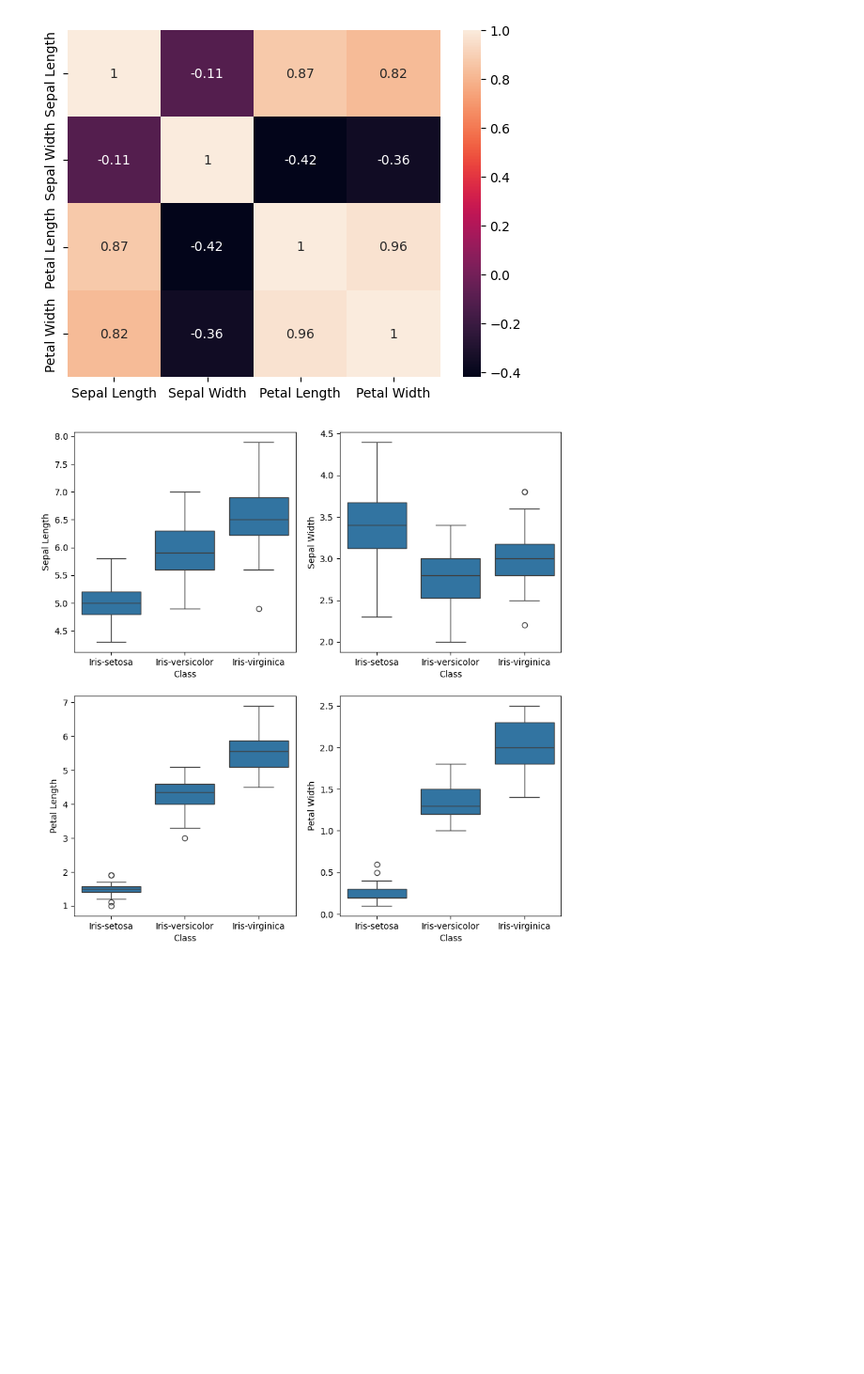
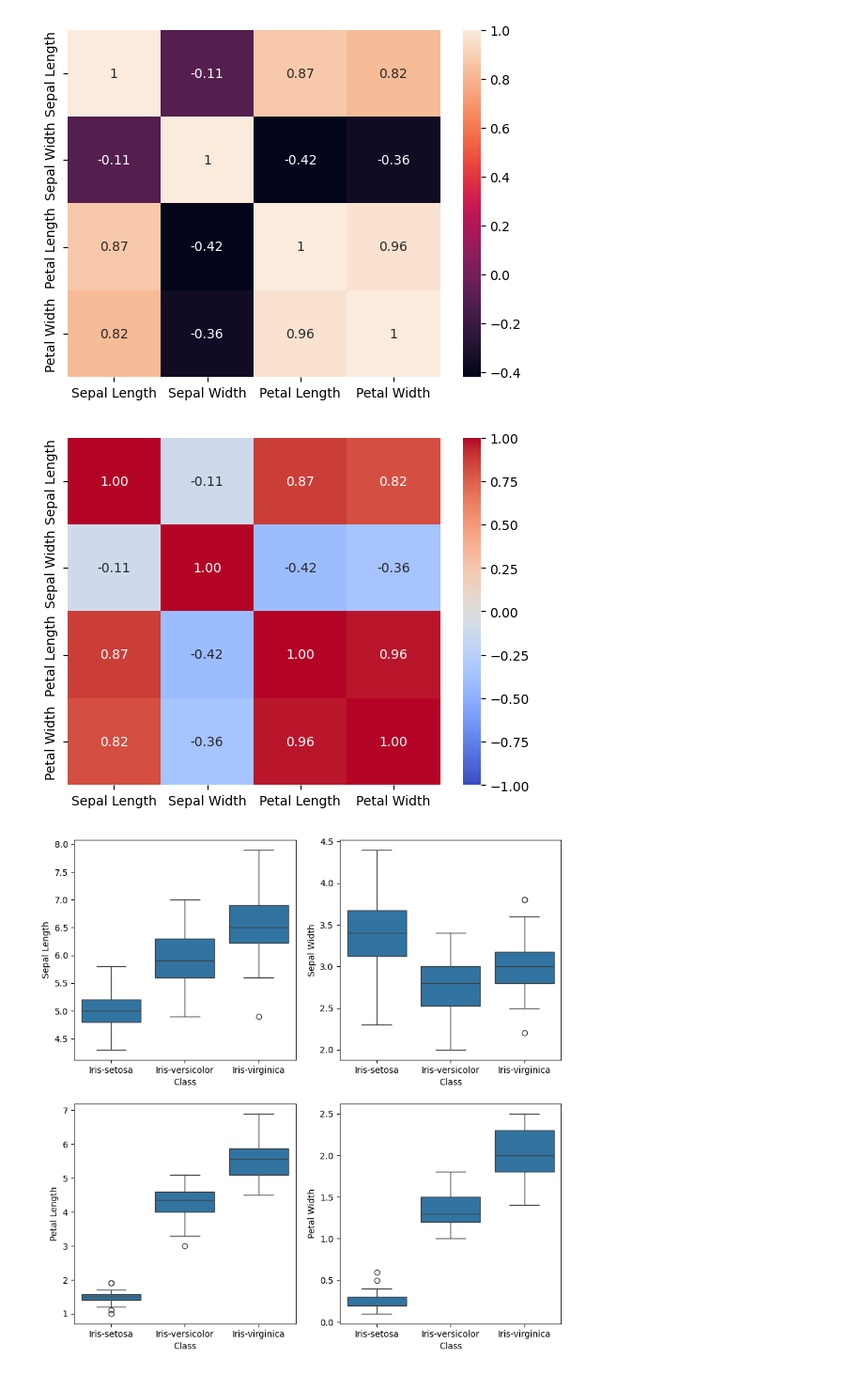
Before and after one commit to dineshsinghbisht/masterdegree, a Jupyter notebook: tensor/dataexploration.ipynb, the cells around one changed output. Shown at 94% size. Cells and saved outputs as stored; diff of their text form; code cells hidden in the pictures; blank space fills up the shorter version.

```diff
--- a/tensor/dataexploration.ipynb
+++ b/tensor/dataexploration.ipynb
@@ -186,6 +186,20 @@ sns.heatmap(corr_matrix, annot=True)
 plt.show()
 # %% [output]
 [figure]
+# %%
+correlations = df.drop(columns="Class").corr()
+
+sns.heatmap(
+    correlations,
+    annot=True,
+    fmt=".2f",
+    cmap="coolwarm",
+    vmin=-1,
+    vmax=1
+)
+plt.show()
+# %% [output]
+[figure, added]
 # %%
 def graph(y):
     sns.boxplot(x="Class", y=y, data=df)
```
Also changed, not shown: 5 other files.
